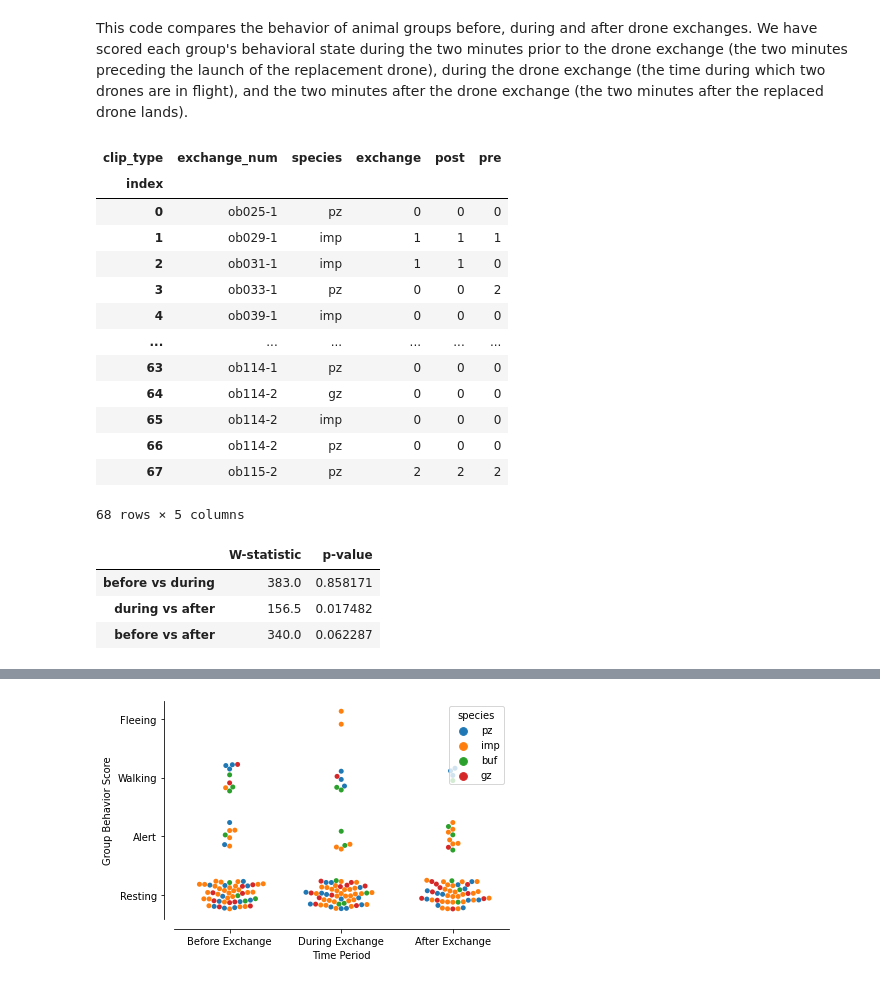
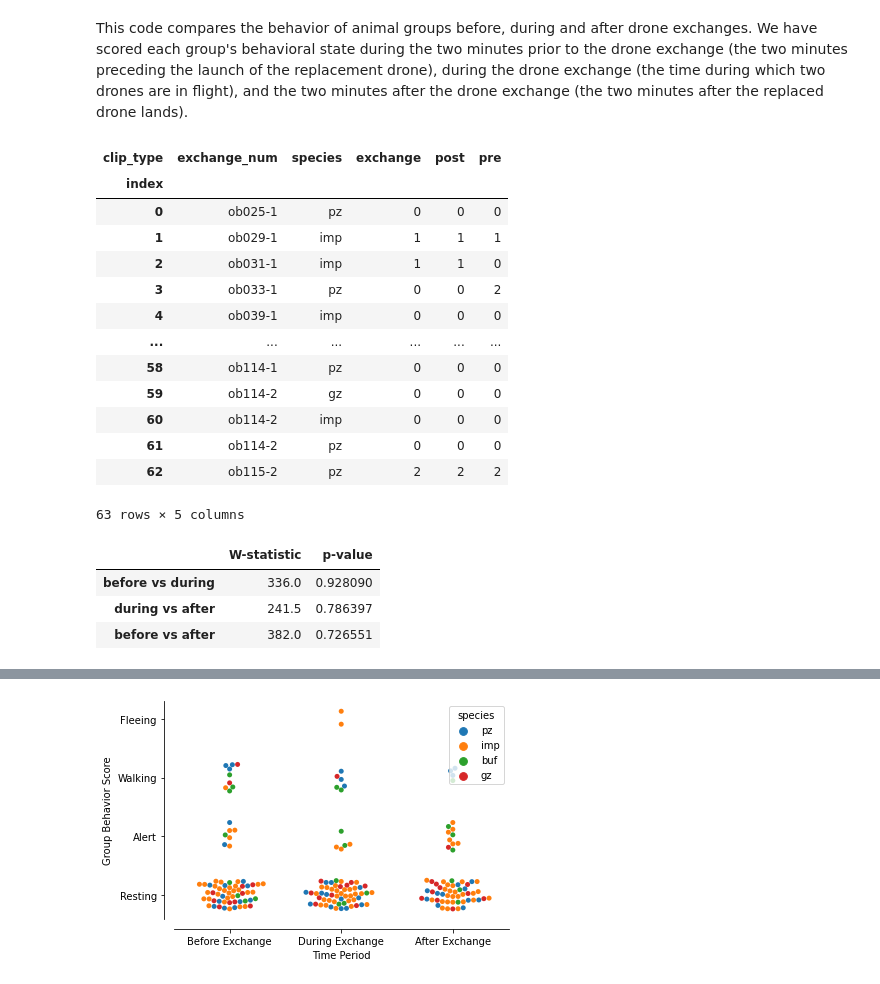
Before and after one commit to BCostelloe/drone-disturbance, a Jupyter notebook: exchange-analysis.ipynb, the cells around one changed output, grey strips where cells are left out. Drawn from its saved outputs; the diff is of its cells as text; code cells hidden in the pictures.

```diff
--- a/exchange-analysis.ipynb
+++ b/exchange-analysis.ipynb
@@ -9,29 +9,30 @@ import numpy as np
 # %%
 # load data
 df = pd.read_csv('data/exchanges_clean.csv')
 df['group_behavior'] = df['group_behavior'].astype('object')
 
 # reshape data
 df2 = df.drop(['observation','start_flight', 'start_timestamp', 'end_flight', 'end_timestamp'], axis = 1)
 df_new = df2.pivot(index = ['exchange_num','species'], columns = 'clip_type', values='group_behavior')
+df_new.dropna(inplace = True)
 df_new.reset_index(inplace=True)
 df_new.index.rename('index', inplace = True)
 df_new
 # %% [output]
 | clip_type | exchange_num | species | exchange | post | pre |
 | index |  |  |  |  |  |
 | 0 | ob025-1 | pz | 0 | 0 | 0 |
 | 1 | ob029-1 | imp | 1 | 1 | 1 |
 | 2 | ob031-1 | imp | 1 | 1 | 0 |
 | 3 | ob033-1 | pz | 0 | 0 | 2 |
 | 4 | ob039-1 | imp | 0 | 0 | 0 |
 | ... | ... | ... | ... | ... | ... |
-| 63 | ob114-1 | pz | 0 | 0 | 0 |
-| 64 | ob114-2 | gz | 0 | 0 | 0 |
-| 65 | ob114-2 | imp | 0 | 0 | 0 |
-| 66 | ob114-2 | pz | 0 | 0 | 0 |
-| 67 | ob115-2 | pz | 2 | 2 | 2 |
+| 58 | ob114-1 | pz | 0 | 0 | 0 |
+| 59 | ob114-2 | gz | 0 | 0 | 0 |
+| 60 | ob114-2 | imp | 0 | 0 | 0 |
+| 61 | ob114-2 | pz | 0 | 0 | 0 |
+| 62 | ob115-2 | pz | 2 | 2 | 2 |
-68 rows × 5 columns
+63 rows × 5 columns
 # %%
 # Pratt zero method is more robust for ordinal data. Do two-tailed tests.
 
@@ -47,6 +48,6 @@ pd.DataFrame(np.array([r1, r2, r3]), columns = ['W-statistic', 'p-value'],
              index = ['before vs during', 'during vs after', 'before vs after'])
 # %% [output]
 |  | W-statistic | p-value |
-| before vs during | 383.0 | 0.858171 |
-| during vs after | 156.5 | 0.017482 |
-| before vs after | 340.0 | 0.062287 |
+| before vs during | 336.0 | 0.928090 |
+| during vs after | 241.5 | 0.786397 |
+| before vs after | 382.0 | 0.726551 |
```
Also changed, not shown: parts of 13 cells of this notebook, 1 other file.
